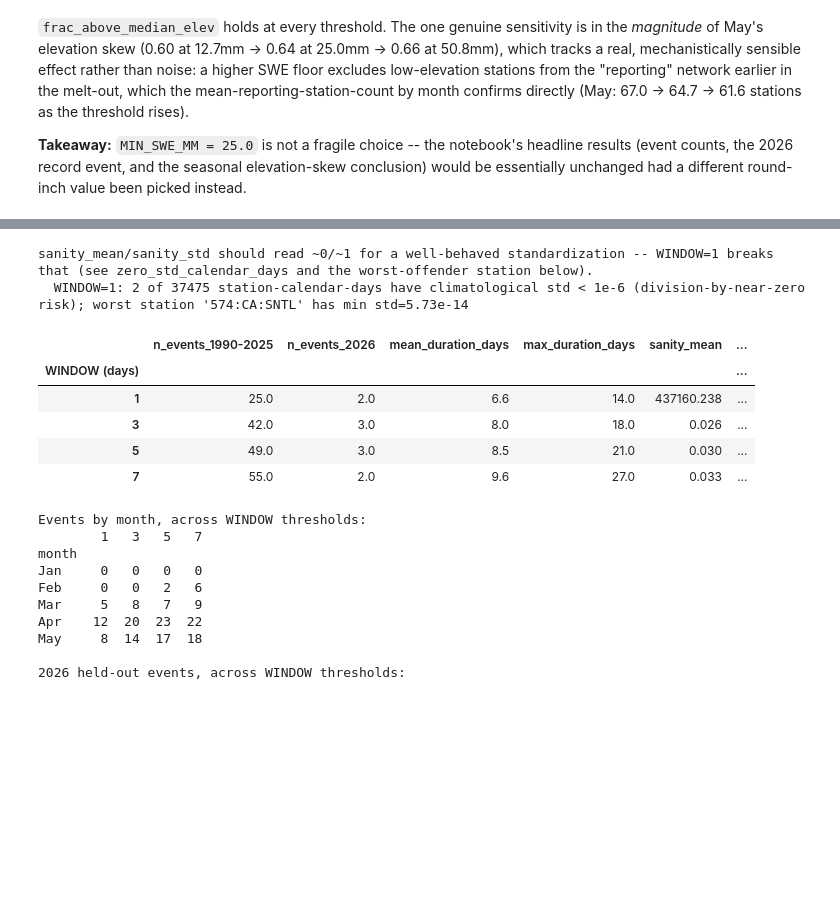
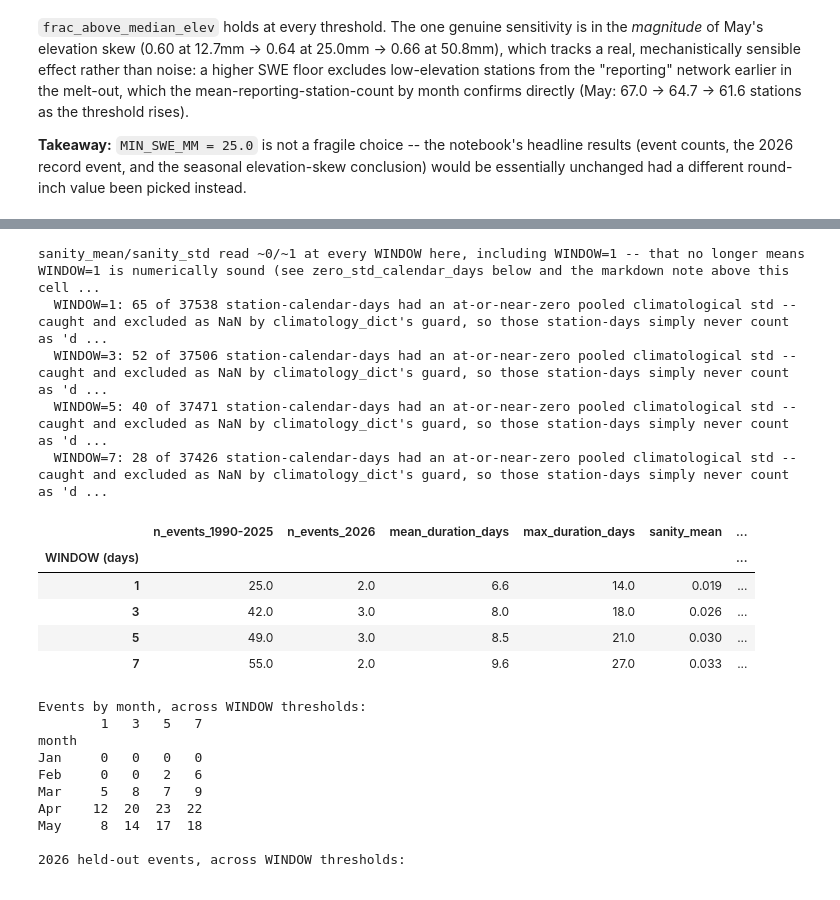
Before and after one commit to ming80302/AR_CA_PROJ, a Jupyter notebook: CA_snowmelt_events_detrend_5day.ipynb, the cells around one changed output, grey strips where cells are left out. Cells and saved outputs as stored; diff of their text form; code cells hidden in the pictures; blank space fills up the shorter version.

```diff
--- a/CA_snowmelt_events_detrend_5day.ipynb
+++ b/CA_snowmelt_events_detrend_5day.ipynb
@@ -889,4 +890,27 @@ anything that uses `sanom` magnitude (e.g. a Method-C-style sigma ranking).
 # %%
+def _count_near_zero_var_pools(time_index, vals, window, min_samples, eps=1e-6):
+    """Diagnostic-only re-derivation of what climatology_dict's internal pooling sees,
+    isolating "pool has enough samples but near-zero variance" from "pool has too few
+    samples" -- climatology_dict itself returns NaN for both cases (that's correct
+    behavior for standardization), but collapses the distinction this diagnostic needs
+    to report on specifically. Not for use outside this sensitivity check."""
+    time_index = pd.DatetimeIndex(time_index)
+    md_key = list(zip(time_index.month, time_index.day))
+    unique_keys = sorted(set(md_key))
+    key_to_idx = {k: i for i, k in enumerate(unique_keys)}
+    season_idx = np.array([key_to_idx[k] for k in md_key])
+    n_degenerate, n_sufficient = 0, 0
+    for idx in key_to_idx.values():
+        mask = (season_idx >= idx - window) & (season_idx <= idx + window)
+        pool = vals[mask]
+        pool = pool[~np.isnan(pool)]
+        if len(pool) >= min_samples:
+            n_sufficient += 1
+            if pool.std() < eps:
+                n_degenerate += 1
+    return n_degenerate, n_sufficient
+
+
 def window_sensitivity_pipeline(window):
     # Re-runs Section 2 (climatology/standardization) + Section 3 (event detection)
     # above, varying only WINDOW (the backward-difference span). `wy` has already
@@ -905,16 +929,21 @@ def window_sensitivity_pipeline(window):
     m_cols_w, s_cols_w = {}, {}
     resid_pool, wy_pool = [], []
     zero_std_days, total_std_days = 0, 0
-    worst_station, worst_min_std = None, np.inf
     for col in dW.columns:
         clim_mean, clim_std = lib.climatology_dict(
             fit_time_index, dW[col].values[fit_mask], window=CLIM_WINDOW,
             dropna=True, min_samples=10, check_wraparound=False)
-        std_vals = np.array([v for v in clim_std.values() if not np.isnan(v)])
-        zero_std_days += int((std_vals < 1e-6).sum())
-        total_std_days += len(std_vals)
-        if len(std_vals) and std_vals.min() < worst_min_std:
-            worst_min_std, worst_station = std_vals.min(), col
+        # climatology_dict (ca_blocking_lib.py) itself now guards against a near-zero
+        # (but nonzero) pooled std and returns NaN for that calendar day rather than
+        # letting standardization divide by it. But its NaN doesn't distinguish "near-
+        # zero variance" from "too few samples" -- with 312 stations of very different
+        # record lengths, min_samples=10 genuinely does bind for many stations, so
+        # counting NaN clim_std entries directly would conflate the two. Re-derive the
+        # near-zero-variance count specifically via the diagnostic helper above instead.
+        n_degenerate, n_sufficient = _count_near_zero_var_pools(
+            fit_time_index, dW[col].values[fit_mask], CLIM_WINDOW, min_samples=10)
+        zero_std_days += n_degenerate
+        total_std_days += n_sufficient
 
         m_cols_w[col] = lib.lookup_climatology(dW.index, clim_mean)
         s_cols_w[col] = lib.lookup_climatology(dW.index, clim_std)
@@ -956,42 +985,47 @@ def window_sensitivity_pipeline(window):
         'sanity_mean': sanity['mean'],
         'sanity_std': sanity['std'],
         'zero_std_days': zero_std_days,
         'total_std_days': total_std_days,
-        'worst_station': worst_station,
-        'worst_min_std': worst_min_std,
     }
 
 
 WINDOW_SENSITIVITY = [1, 3, 5, 7]   # 1 = raw daily diff (flagged below), 5 = baseline
 window_results = {w: window_sensitivity_pipeline(w) for w in WINDOW_SENSITIVITY}
 
 summary_w = pd.DataFrame({
     w: {
         'n_events_1990-2025': r['n_events'],
         'n_events_2026': r['n_events_2026'],
         'mean_duration_days': round(r['mean_duration'], 1),
         'max_duration_days': r['max_duration'],
         'sanity_mean': round(r['sanity_mean'], 3),
         'sanity_std': round(r['sanity_std'], 3),
         'zero_std_calendar_days': r['zero_std_days'],
     }
     for w, r in window_results.items()
 }).T
 summary_w.index.name = 'WINDOW (days)'
-print('sanity_mean/sanity_std should read ~0/~1 for a well-behaved standardization -- '
-      'WINDOW=1 breaks that (see zero_std_calendar_days and the worst-offender station below).')
+print('sanity_mean/sanity_std read ~0/~1 at every WINDOW here, including WINDOW=1 -- that no '
+      'longer means WINDOW=1 is numerically sound (see zero_std_calendar_days below and the '
+      'markdown note above this cell): ca_blocking_lib.climatology_dict() now catches a '
+      'near-zero pooled std and returns NaN for that calendar day before it can corrupt '
+      'standardization, rather than this notebook detecting the corruption after the fact.')
 for w, r in window_results.items():
     if r['zero_std_days'] > 0:
         print(f"  WINDOW={w}: {r['zero_std_days']} of {r['total_std_days']} station-calendar-days "
-              f"have climatological std < 1e-6 (division-by-near-zero risk); worst station "
-              f"{r['worst_station']!r} has min std={r['worst_min_std']:.2e}")
+              f"had an at-or-near-zero pooled climatological std -- caught and excluded as "
+              f"NaN by climatology_dict's guard, so those station-days simply never count as "
+              f"'declining' rather than corrupting sanom for them.")
 summary_w
 # %% [output]
-sanity_mean/sanity_std should read ~0/~1 for a well-behaved standardization -- WINDOW=1 breaks that (see zero_std_calendar_days and the worst-offender station below).
-  WINDOW=1: 2 of 37475 station-calendar-days have climatological std < 1e-6 (division-by-near-zero risk); worst station '574:CA:SNTL' has min std=5.73e-14
+sanity_mean/sanity_std read ~0/~1 at every WINDOW here, including WINDOW=1 -- that no longer means WINDOW=1 is numerically sound (see zero_std_calendar_days below and the markdown note above this cell ...
+  WINDOW=1: 65 of 37538 station-calendar-days had an at-or-near-zero pooled climatological std -- caught and excluded as NaN by climatology_dict's guard, so those station-days simply never count as 'd ...
+  WINDOW=3: 52 of 37506 station-calendar-days had an at-or-near-zero pooled climatological std -- caught and excluded as NaN by climatology_dict's guard, so those station-days simply never count as 'd ...
+  WINDOW=5: 40 of 37471 station-calendar-days had an at-or-near-zero pooled climatological std -- caught and excluded as NaN by climatology_dict's guard, so those station-days simply never count as 'd ...
+  WINDOW=7: 28 of 37426 station-calendar-days had an at-or-near-zero pooled climatological std -- caught and excluded as NaN by climatology_dict's guard, so those station-days simply never count as 'd ...
 |  | n_events_1990-2025 | n_events_2026 | mean_duration_days | max_duration_days | sanity_mean | ... |
 | WINDOW (days) |  |  |  |  |  | ... |
-| 1 | 25.0 | 2.0 | 6.6 | 14.0 | 437160.238 | ... |
+| 1 | 25.0 | 2.0 | 6.6 | 14.0 | 0.019 | ... |
 | 3 | 42.0 | 3.0 | 8.0 | 18.0 | 0.026 | ... |
 | 5 | 49.0 | 3.0 | 8.5 | 21.0 | 0.030 | ... |
 | 7 | 55.0 | 2.0 | 9.6 | 27.0 | 0.033 | ... |
```
Also changed, not shown: parts of 4 cells of this notebook, 2 other files.
